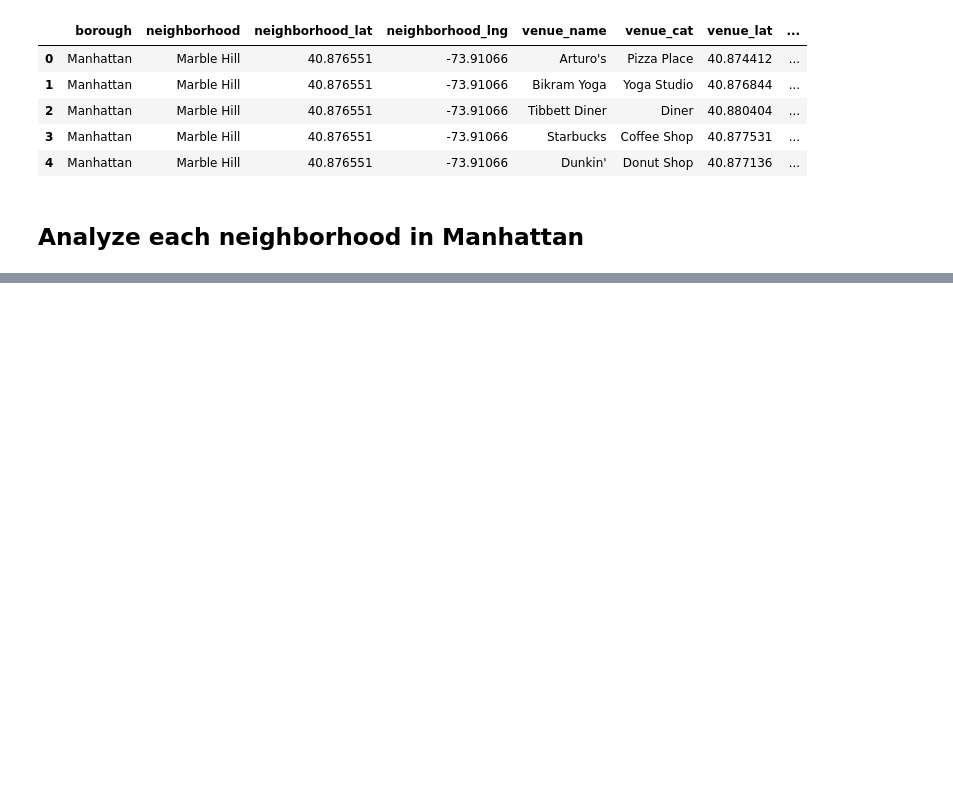
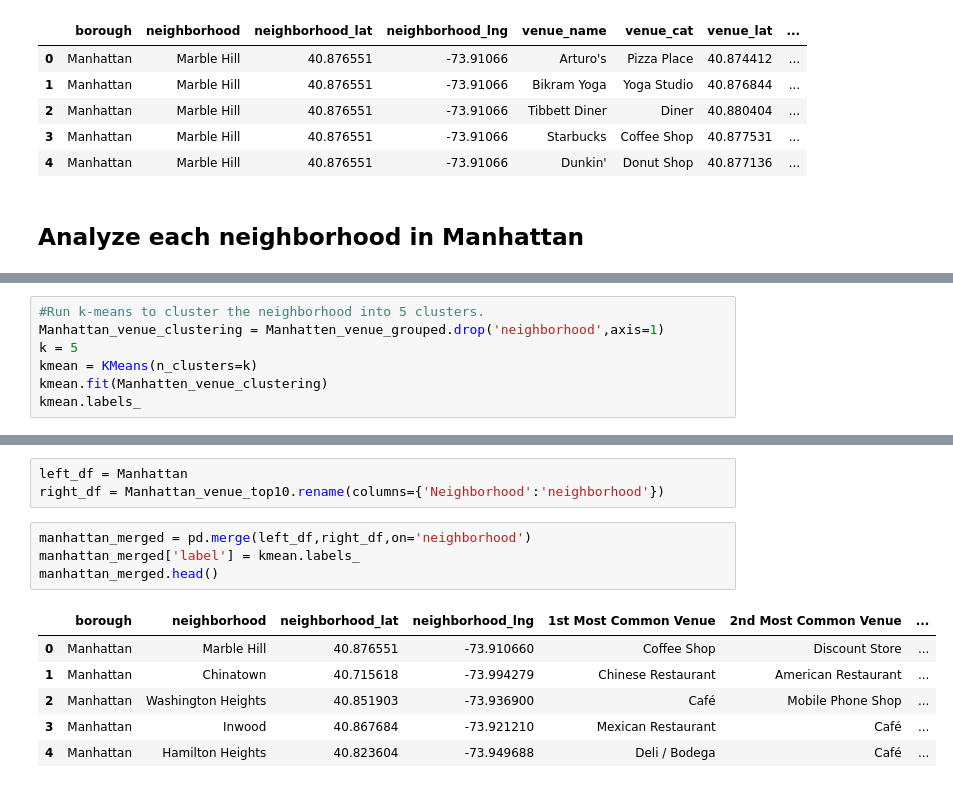
Before and after one commit to uscwang54/Coursera_Capstone, a Jupyter notebook: new york neighborhood segmentation.ipynb, the cells around one changed output, grey strips where cells are left out. Drawn from its saved outputs; the diff is of its cells as text; blank space fills up the shorter version.

```diff
--- a/new york neighborhood segmentation.ipynb
+++ b/new york neighborhood segmentation.ipynb
@@ -380,0 +484,7 @@ Manhattan_venues.head()
+# %%
+#Run k-means to cluster the neighborhood into 5 clusters.
+Manhattan_venue_clustering = Manhatten_venue_grouped.drop('neighborhood',axis=1)
+k = 5
+kmean = KMeans(n_clusters=k)
+kmean.fit(Manhatten_venue_clustering)
+kmean.labels_
@@ -380,0 +512,14 @@ Manhattan_venues.head()
+# %%
+left_df = Manhattan
+right_df = Manhattan_venue_top10.rename(columns={'Neighborhood':'neighborhood'})
+# %%
+manhattan_merged = pd.merge(left_df,right_df,on='neighborhood')
+manhattan_merged['label'] = kmean.labels_
+manhattan_merged.head()
+# %% [output]
+|  | borough | neighborhood | neighborhood_lat | neighborhood_lng | 1st Most Common Venue | 2nd Most Common Venue | ... |
+| 0 | Manhattan | Marble Hill | 40.876551 | -73.910660 | Coffee Shop | Discount Store | ... |
+| 1 | Manhattan | Chinatown | 40.715618 | -73.994279 | Chinese Restaurant | American Restaurant | ... |
+| 2 | Manhattan | Washington Heights | 40.851903 | -73.936900 | Café | Mobile Phone Shop | ... |
+| 3 | Manhattan | Inwood | 40.867684 | -73.921210 | Mexican Restaurant | Café | ... |
+| 4 | Manhattan | Hamilton Heights | 40.823604 | -73.949688 | Deli / Bodega | Café | ... |
```
Also changed, not shown: parts of 14 cells of this notebook.
